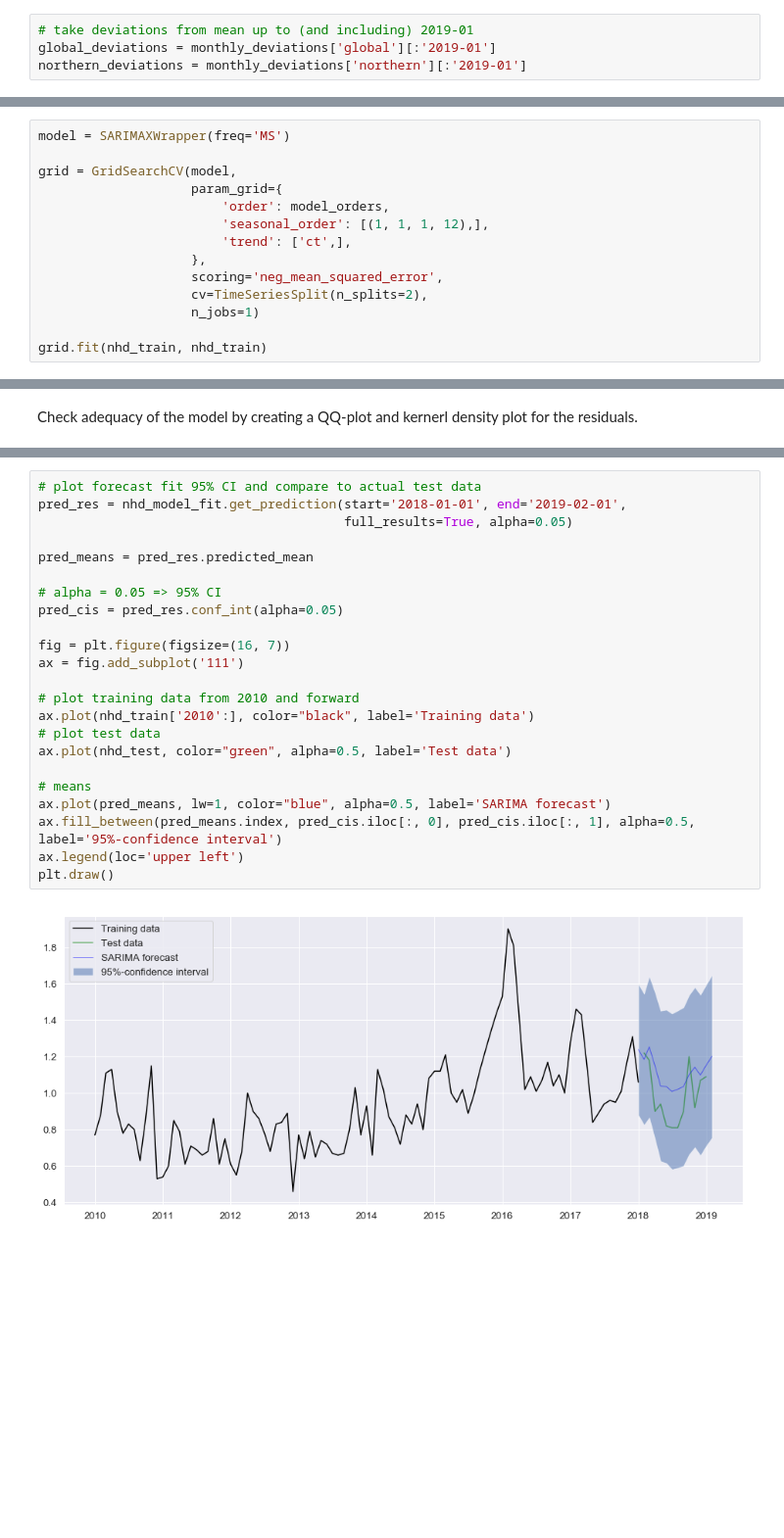
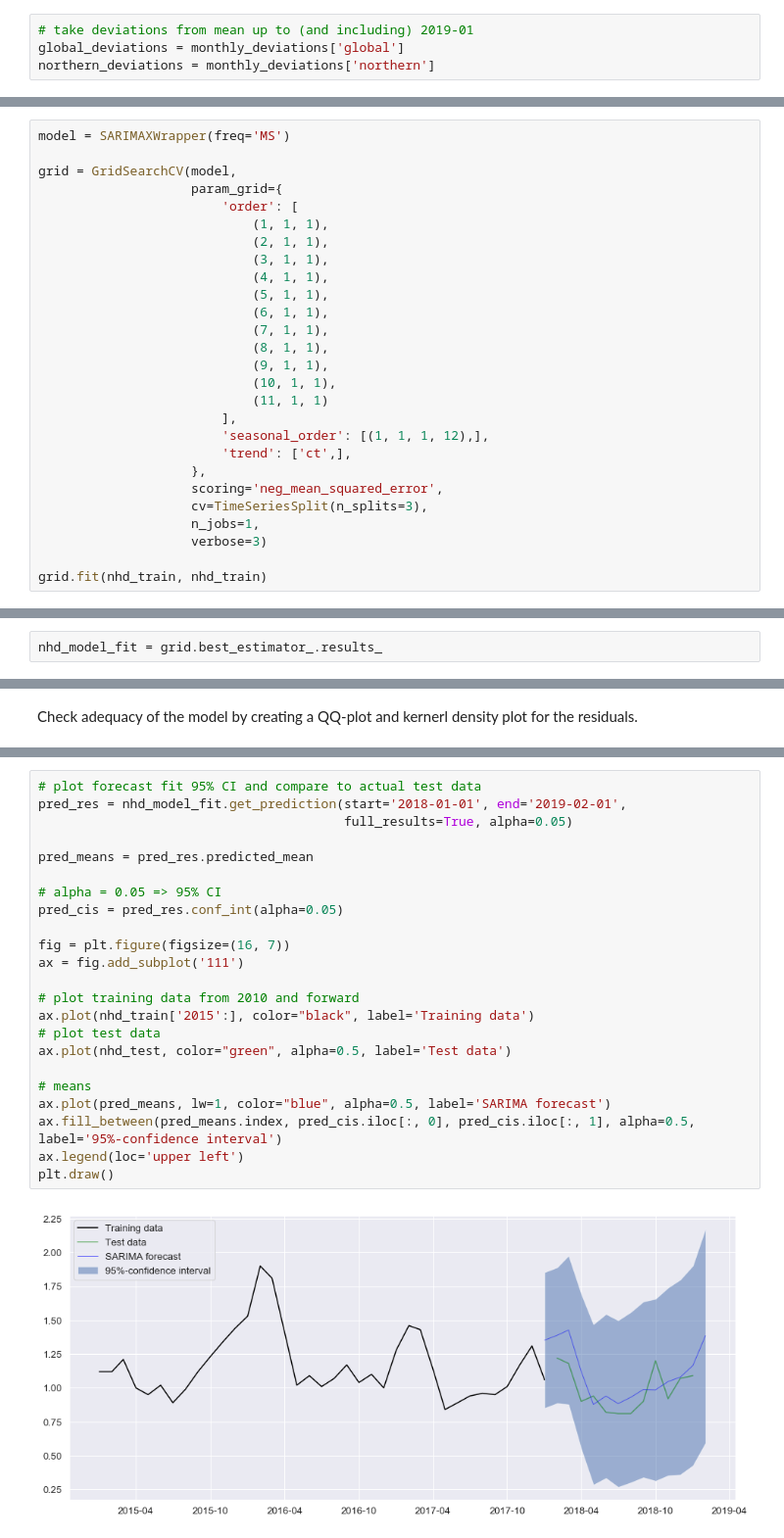
Before and after one commit to ffagerholm/surface-temperature, a Jupyter notebook: notebooks/modeling_NASA_GISS.ipynb, the cells around one changed output, grey strips where cells are left out. Shown at 98% size. Drawn from its saved outputs; the diff is of its cells as text; blank space fills up the shorter version.

```diff
--- a/notebooks/modeling_NASA_GISS.ipynb
+++ b/notebooks/modeling_NASA_GISS.ipynb
@@ -77,8 +68,8 @@ monthly_deviations = pd.read_csv('../data/NASA_GISS_LOTI_long_format.csv',
                                  parse_dates=['Date'])
 # %%
 # take deviations from mean up to (and including) 2019-01
-global_deviations = monthly_deviations['global'][:'2019-01']
-northern_deviations = monthly_deviations['northern'][:'2019-01']
+global_deviations = monthly_deviations['global']
+northern_deviations = monthly_deviations['northern']
 # %% [markdown]
 There is a clear upward trend and some seasonality in both time-series, thus they are most likely not stationary.
 # %%
@@ -333,13 +302,26 @@ model = SARIMAXWrapper(freq='MS')
 
 grid = GridSearchCV(model,
                     param_grid={
-                        'order': model_orders,
+                        'order': [
+                            (1, 1, 1),
+                            (2, 1, 1),
+                            (3, 1, 1),
+                            (4, 1, 1),
+                            (5, 1, 1),
+                            (6, 1, 1),
+                            (7, 1, 1),
+                            (8, 1, 1),
+                            (9, 1, 1),
+                            (10, 1, 1),
+                            (11, 1, 1)
+                        ],
                         'seasonal_order': [(1, 1, 1, 12),],
                         'trend': ['ct',],
                     },
                     scoring='neg_mean_squared_error',
-                    cv=TimeSeriesSplit(n_splits=2),
-                    n_jobs=1)
+                    cv=TimeSeriesSplit(n_splits=3),
+                    n_jobs=1,
+                    verbose=3)
 
 grid.fit(nhd_train, nhd_train)
 # %% [output]
@@ -364,3 +365,5 @@ nhd_model_fit = nhd_model.fit(disp=0)
+# %%
+nhd_model_fit = grid.best_estimator_.results_
 # %%
 display(nhd_model_fit.summary())
 # %% [output]
@@ -402,25 +412,25 @@ _ = nhd_model_resid.plot(kind='kde', ax=ax2, color='k', title='Kernel density es
 # %%
 # plot forecast fit 95% CI and compare to actual test data
 pred_res = nhd_model_fit.get_prediction(start='2018-01-01', end='2019-02-01',
                                         full_results=True, alpha=0.05)
 
 pred_means = pred_res.predicted_mean
 
 # alpha = 0.05 => 95% CI
 pred_cis = pred_res.conf_int(alpha=0.05)
 
 fig = plt.figure(figsize=(16, 7))
 ax = fig.add_subplot('111')
 
 # plot training data from 2010 and forward
-ax.plot(nhd_train['2010':], color="black", label='Training data')
+ax.plot(nhd_train['2015':], color="black", label='Training data')
 # plot test data
 ax.plot(nhd_test, color="green", alpha=0.5, label='Test data')
 
 # means
 ax.plot(pred_means, lw=1, color="blue", alpha=0.5, label='SARIMA forecast')
 ax.fill_between(pred_means.index, pred_cis.iloc[:, 0], pred_cis.iloc[:, 1], alpha=0.5, label='95%-confidence interval')
 ax.legend(loc='upper left')
 plt.draw()
 # %% [output]
-[figure, old version]
+[figure, new version]
```
Also changed, not shown: parts of 18 cells of this notebook, 3 other files.
